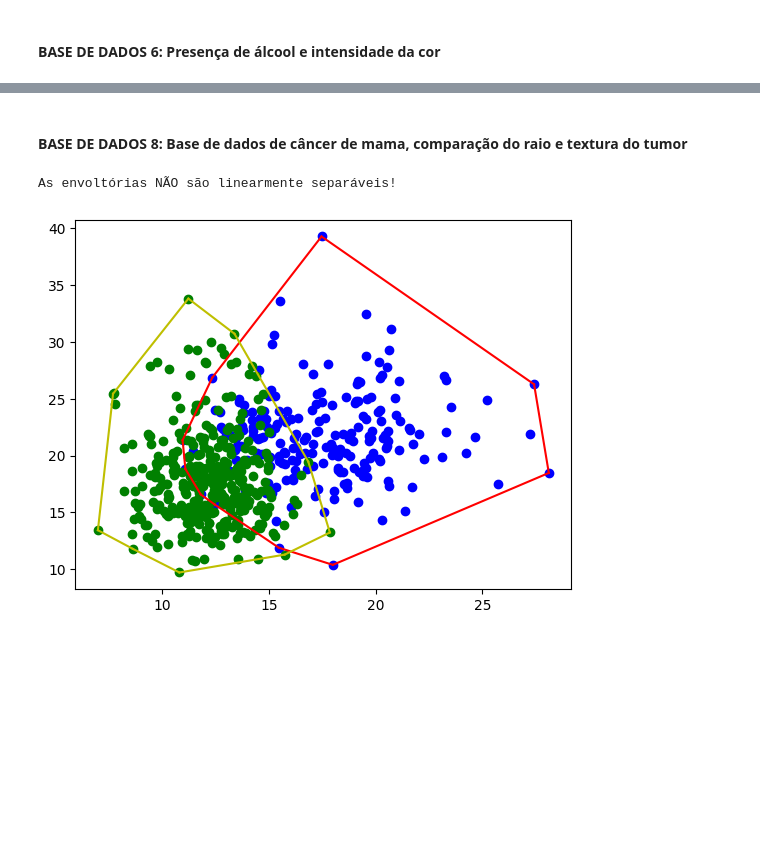
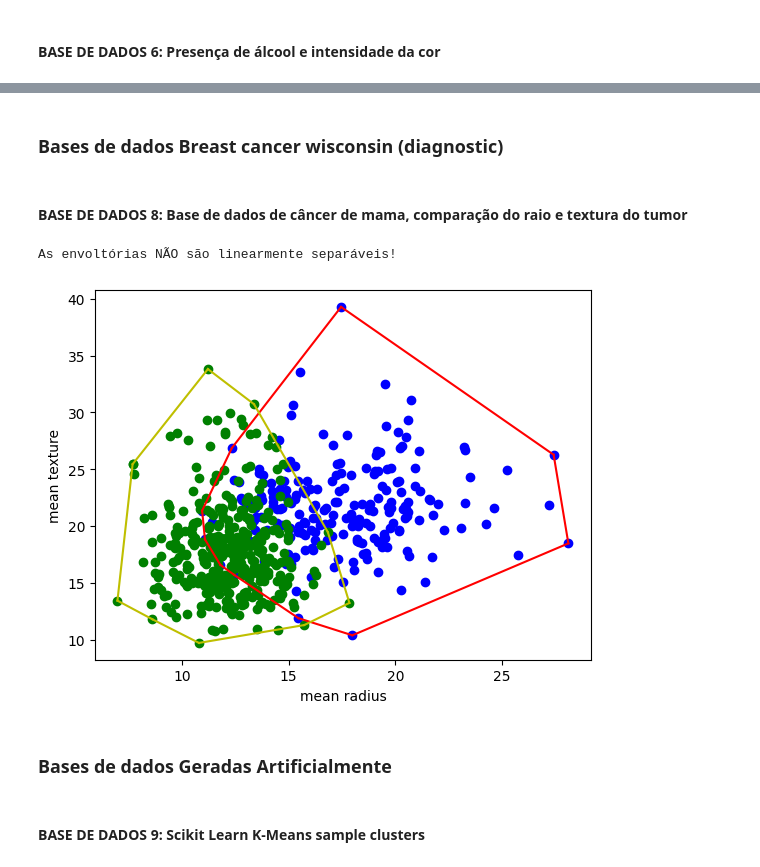
Before and after one commit to Chbmleao/Algorithms2-TP1, a Jupyter notebook: tp1.ipynb, the cells around one changed output, grey strips where cells are left out. Drawn from its saved outputs; the diff is of its cells as text; code cells hidden in the pictures; blank space fills up the shorter version.

```diff
--- a/tp1.ipynb
+++ b/tp1.ipynb
@@ -1436,28 +1455,35 @@ print(linearlySeparableFeatures)
+# %% [markdown]
+### Bases de dados Breast cancer wisconsin (diagnostic)
 # %% [markdown]
 #### BASE DE DADOS 8: Base de dados de câncer de mama, comparação do raio e textura do tumor
 # %%
-from sklearn.datasets import load_breast_cancer
 breastCancer = load_breast_cancer()
 
 cancerData = breastCancer.data
 cancerTarget = np.array(breastCancer.target)
 
 columnsOfInterest = [0, 1] # mean radius, mean texture
 cancerDataOfInterest = cancerData[:, columnsOfInterest]
 
 malignantData = cancerDataOfInterest[np.where(cancerTarget == 0)]
 benignData = cancerDataOfInterest[np.where(cancerTarget == 1)]
 
 malignantPoints = datasetToPoints(malignantData)
 benignPoints = datasetToPoints(benignData)
 
 malignantHull = giftWrapping(malignantPoints)
 benignHull = giftWrapping(benignPoints)
 
 printAux = '' if isLinearlySeparable(malignantHull, benignHull) else 'NÃO '
 print('As envoltórias ' + printAux + 'são linearmente separáveis!')
 
+plt.xlabel(breastCancer.feature_names[columnsOfInterest[0]])
+plt.ylabel(breastCancer.feature_names[columnsOfInterest[1]])
 scatterPlots((malignantPoints, malignantHull), (benignPoints, benignHull))
 # %% [output]
 As envoltórias NÃO são linearmente separáveis!
-[figure, old version]
+[figure, new version]
+# %% [markdown]
+### Bases de dados Geradas Artificialmente
+# %% [markdown]
+#### BASE DE DADOS 9: Scikit Learn K-Means sample clusters
```
Also changed, not shown: parts of 41 cells of this notebook.
